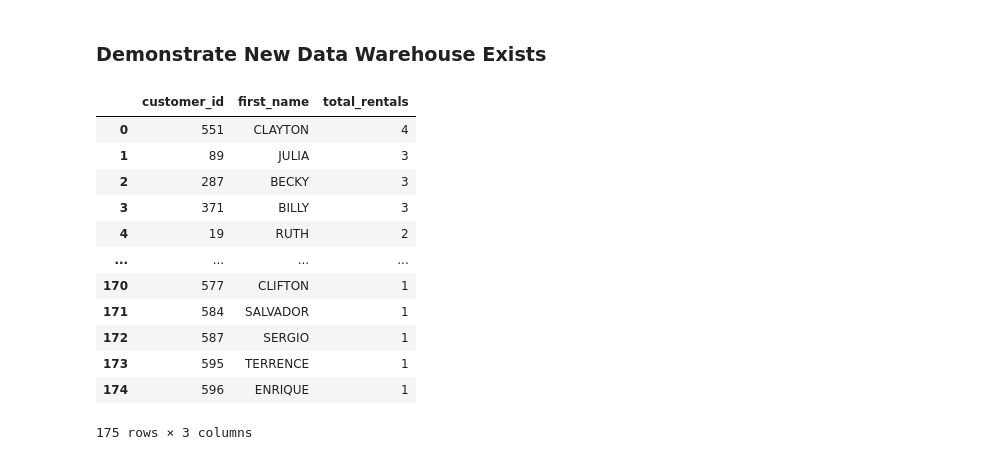
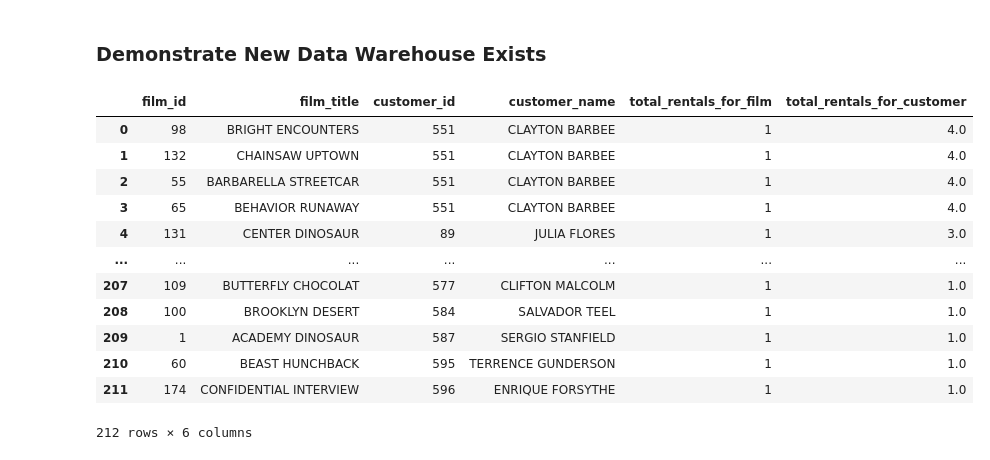
Before and after one commit to kimberlyyliuu/ds2002-project1, a Jupyter notebook: DSProject.ipynb, the cells around one changed output. Saved outputs shown, nothing was run; the diff lists cells and outputs as text; code cells hidden in the pictures.

```diff
--- a/DSProject.ipynb
+++ b/DSProject.ipynb
@@ -588,32 +588,40 @@ df_dim_rental.head()
 # %%
 sql_purchase_orders = """
     SELECT
+        fr.film_id,
+        fi.title AS film_title,
         c.customer_id,
-        c.first_name,
-        COUNT(f.rental_id) AS total_rentals
+        CONCAT(c.first_name, ' ', c.last_name) AS customer_name,
+        COUNT(fr.rental_id) AS total_rentals_for_film,
+        SUM(COUNT(fr.rental_id)) OVER (PARTITION BY c.customer_id) AS total_rentals_for_customer
+
     FROM
-        fact_rental f
+        fact_rental fr
     JOIN
-        dim_customer c ON f.customer_id = c.customer_id
+        dim_inventory i ON fr.inventory_key = i.inventory_key
+    JOIN
+        dim_film fi ON i.film_id = fi.film_key
+    JOIN
+        dim_customer c ON fr.customer_id = c.customer_id
     GROUP BY
-        c.customer_id, c.first_name
+        fr.film_id, fi.title, c.customer_id, customer_name
     ORDER BY
-        total_rentals DESC;
+        total_rentals_for_customer DESC;
 """
 
 df_fact_purchase_orders = get_sql_dataframe(sql_purchase_orders, **mysql_args)
 df_fact_purchase_orders
 # %% [output]
-|  | customer_id | first_name | total_rentals |
-| 0 | 551 | CLAYTON | 4 |
-| 1 | 89 | JULIA | 3 |
-| 2 | 287 | BECKY | 3 |
-| 3 | 371 | BILLY | 3 |
-| 4 | 19 | RUTH | 2 |
-| ... | ... | ... | ... |
-| 170 | 577 | CLIFTON | 1 |
-| 171 | 584 | SALVADOR | 1 |
-| 172 | 587 | SERGIO | 1 |
-| 173 | 595 | TERRENCE | 1 |
-| 174 | 596 | ENRIQUE | 1 |
+|  | film_id | film_title | customer_id | customer_name | total_rentals_for_film | total_rentals_for_customer |
+| 0 | 98 | BRIGHT ENCOUNTERS | 551 | CLAYTON BARBEE | 1 | 4.0 |
+| 1 | 132 | CHAINSAW UPTOWN | 551 | CLAYTON BARBEE | 1 | 4.0 |
+| 2 | 55 | BARBARELLA STREETCAR | 551 | CLAYTON BARBEE | 1 | 4.0 |
+| 3 | 65 | BEHAVIOR RUNAWAY | 551 | CLAYTON BARBEE | 1 | 4.0 |
+| 4 | 131 | CENTER DINOSAUR | 89 | JULIA FLORES | 1 | 3.0 |
+| ... | ... | ... | ... | ... | ... | ... |
+| 207 | 109 | BUTTERFLY CHOCOLAT | 577 | CLIFTON MALCOLM | 1 | 1.0 |
+| 208 | 100 | BROOKLYN DESERT | 584 | SALVADOR TEEL | 1 | 1.0 |
+| 209 | 1 | ACADEMY DINOSAUR | 587 | SERGIO STANFIELD | 1 | 1.0 |
+| 210 | 60 | BEAST HUNCHBACK | 595 | TERRENCE GUNDERSON | 1 | 1.0 |
+| 211 | 174 | CONFIDENTIAL INTERVIEW | 596 | ENRIQUE FORSYTHE | 1 | 1.0 |
-175 rows × 3 columns
+212 rows × 6 columns
```
